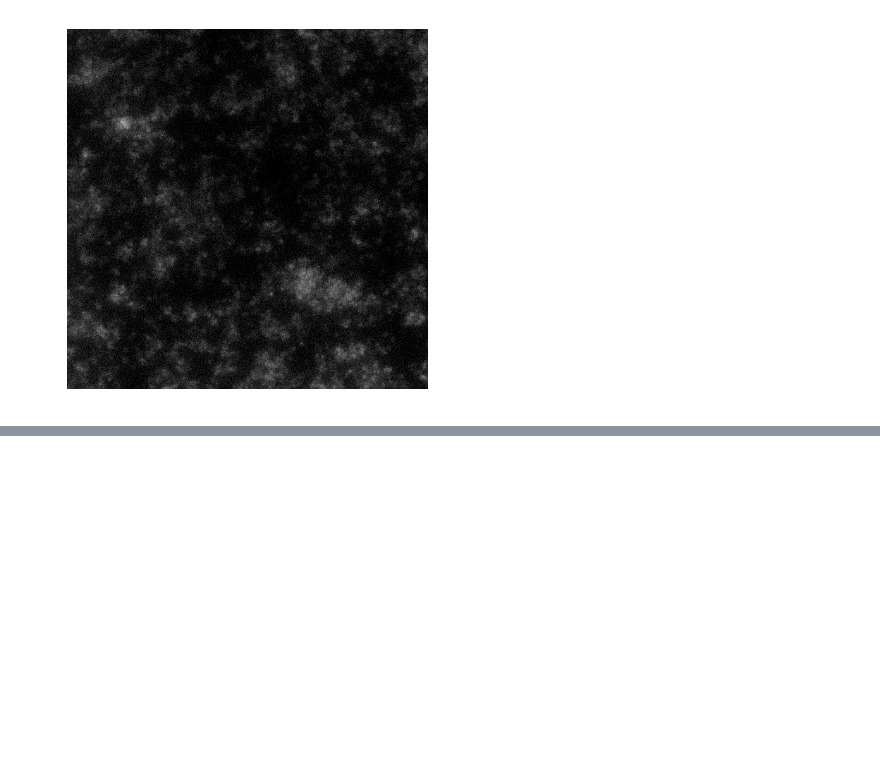
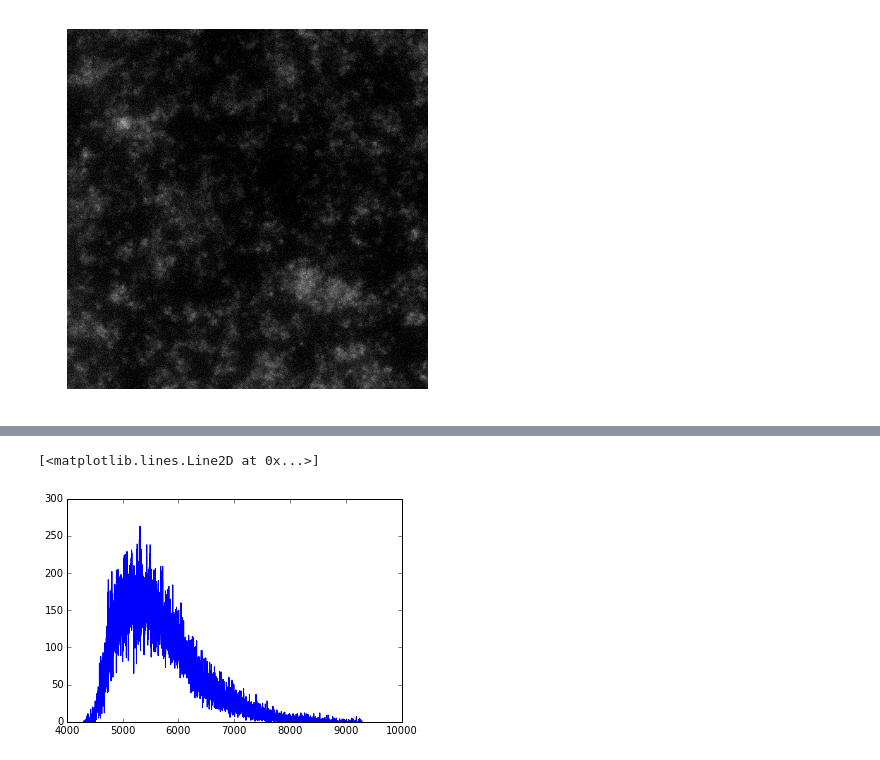
Before and after one commit to rraadd88/htsimaging, a Jupyter notebook: htsimaging/test_ana1_nd2csv.ipynb, the cells around one changed output, grey strips where cells are left out. Cells and saved outputs as stored; diff of their text form; code cells hidden in the pictures; blank space fills up the shorter version.

```diff
--- a/htsimaging/test_ana1_nd2csv.ipynb
+++ b/htsimaging/test_ana1_nd2csv.ipynb
@@ -164,0 +226,6 @@ arrlist2vid(stb_arr_list,'demo2_stb.mp4')
+# %%
+hist=exposure.histogram(edges)
+plt.plot(hist[1],hist[0])
+# %% [output]
+[<matplotlib.lines.Line2D at 0x...>]
+[figure, added]
```
Also changed, not shown: parts of 10 cells of this notebook.
